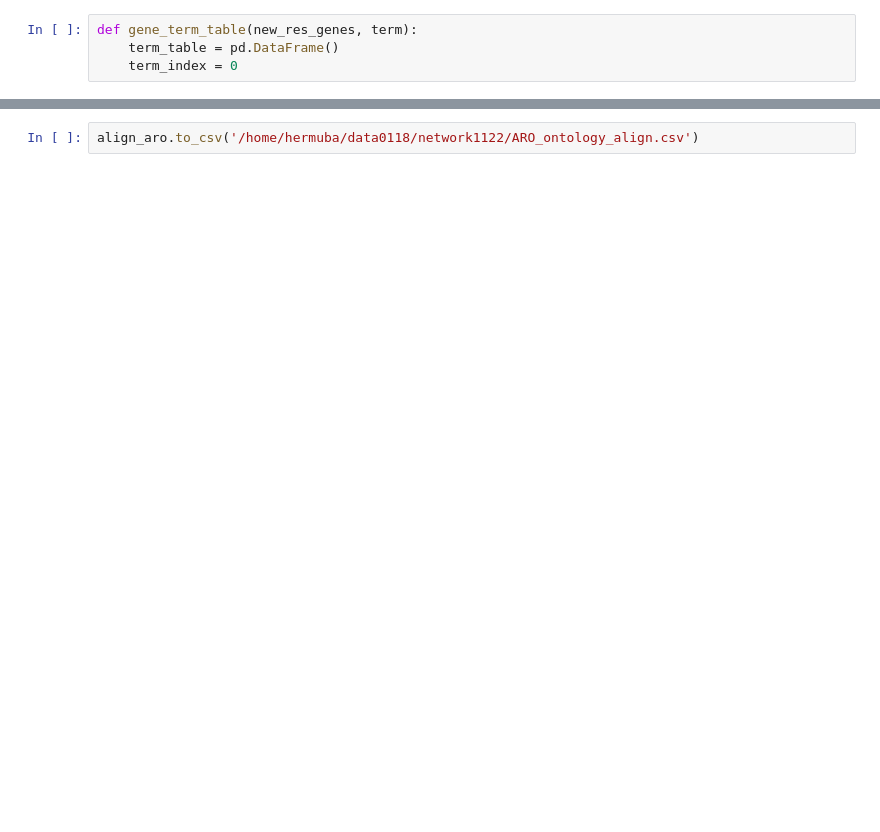
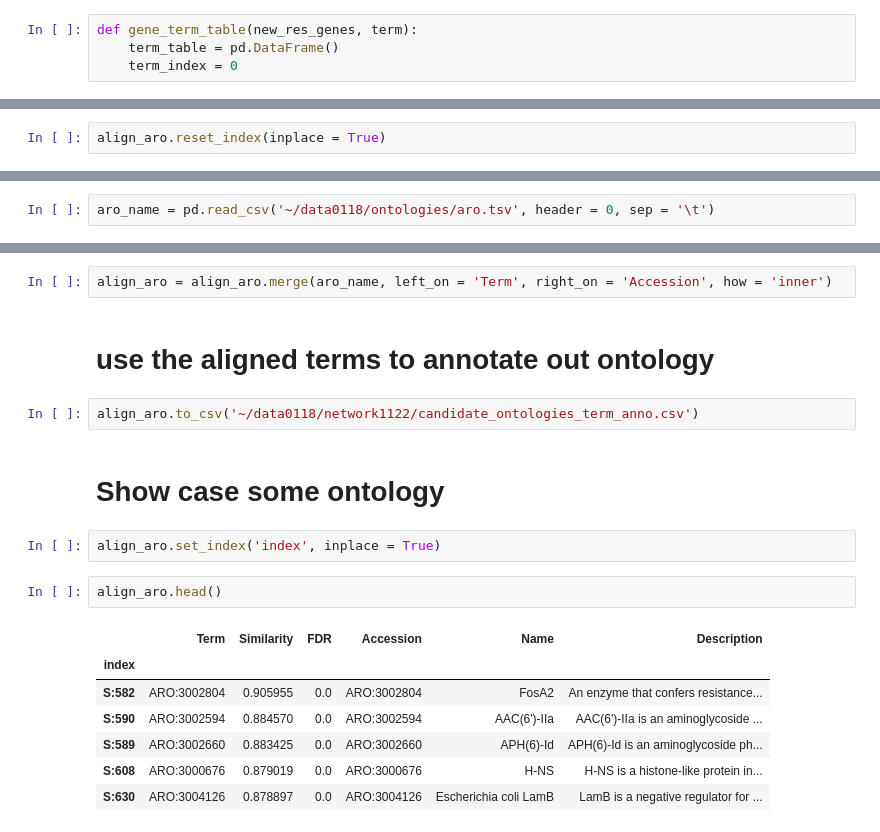
Before and after one commit to algaebrown/resistanceExp, a Jupyter notebook: visualization/exp12_Ontology/20190708_align_ontology.ipynb, the cells around one changed output, grey strips where cells are left out. Saved outputs shown, nothing was run; the diff lists cells and outputs as text; blank space fills up the shorter version.

```diff
--- a/visualization/exp12_Ontology/20190708_align_ontology.ipynb
+++ b/visualization/exp12_Ontology/20190708_align_ontology.ipynb
@@ -260,0 +211,2 @@ align_aro
+# %%
+align_aro.reset_index(inplace = True)
@@ -260,0 +227,2 @@ align_aro
+# %%
+aro_name = pd.read_csv('~/data0118/ontologies/aro.tsv', header = 0, sep = '\t')
@@ -261,2 +238,20 @@ align_aro
+# %%
+align_aro = align_aro.merge(aro_name, left_on = 'Term', right_on = 'Accession', how = 'inner')
+# %% [markdown]
+# use the aligned terms to annotate out ontology
 # %%
-align_aro.to_csv('/home/hermuba/data0118/network1122/ARO_ontology_align.csv')
+align_aro.to_csv('~/data0118/network1122/candidate_ontologies_term_anno.csv')
+# %% [markdown]
+# Show case some ontology
+# %%
+align_aro.set_index('index', inplace = True)
+# %%
+align_aro.head()
+# %% [output]
+|  | Term | Similarity | FDR | Accession | Name | Description |
+| index |  |  |  |  |  |  |
+| S:582 | ARO:3002804 | 0.905955 | 0.0 | ARO:3002804 | FosA2 | An enzyme that confers resistance... |
+| S:590 | ARO:3002594 | 0.884570 | 0.0 | ARO:3002594 | AAC(6')-IIa | AAC(6')-IIa is an aminoglycoside ... |
+| S:589 | ARO:3002660 | 0.883425 | 0.0 | ARO:3002660 | APH(6)-Id | APH(6)-Id is an aminoglycoside ph... |
+| S:608 | ARO:3000676 | 0.879019 | 0.0 | ARO:3000676 | H-NS | H-NS is a histone-like protein in... |
+| S:630 | ARO:3004126 | 0.878897 | 0.0 | ARO:3004126 | Escherichia coli LamB | LamB is a negative regulator for ... |
```
Also changed, not shown: parts of 35 cells of this notebook.
